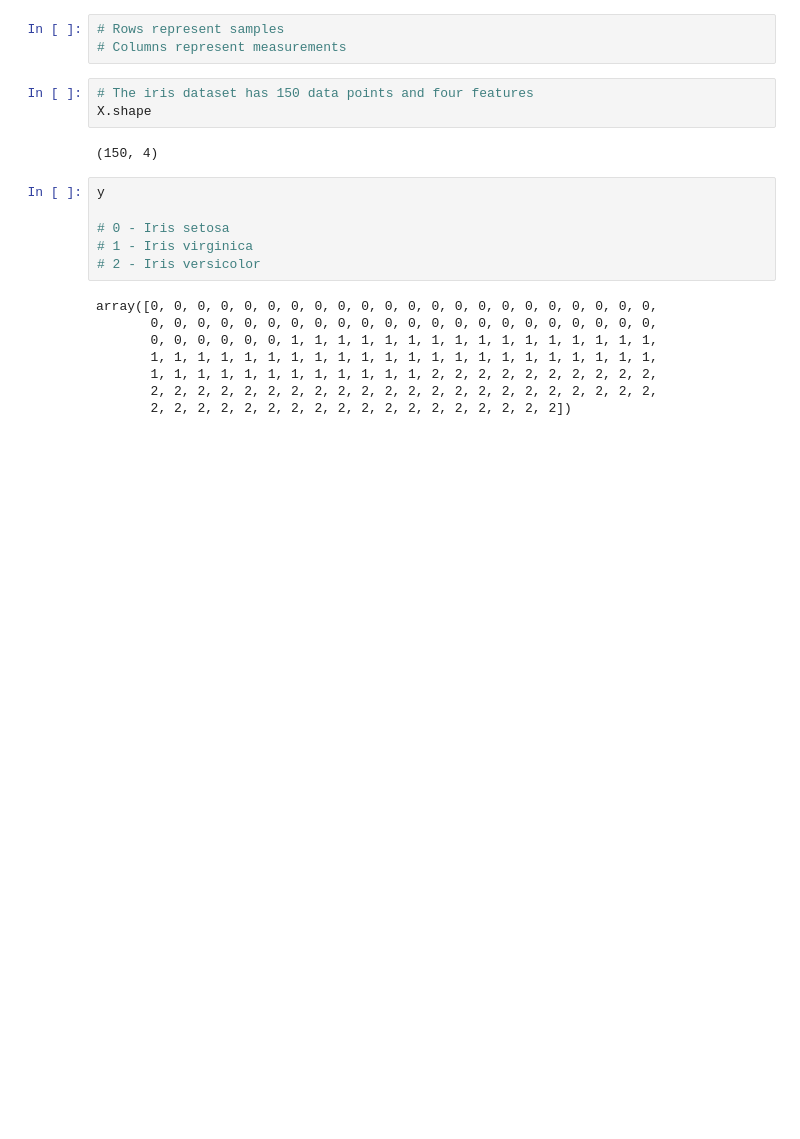
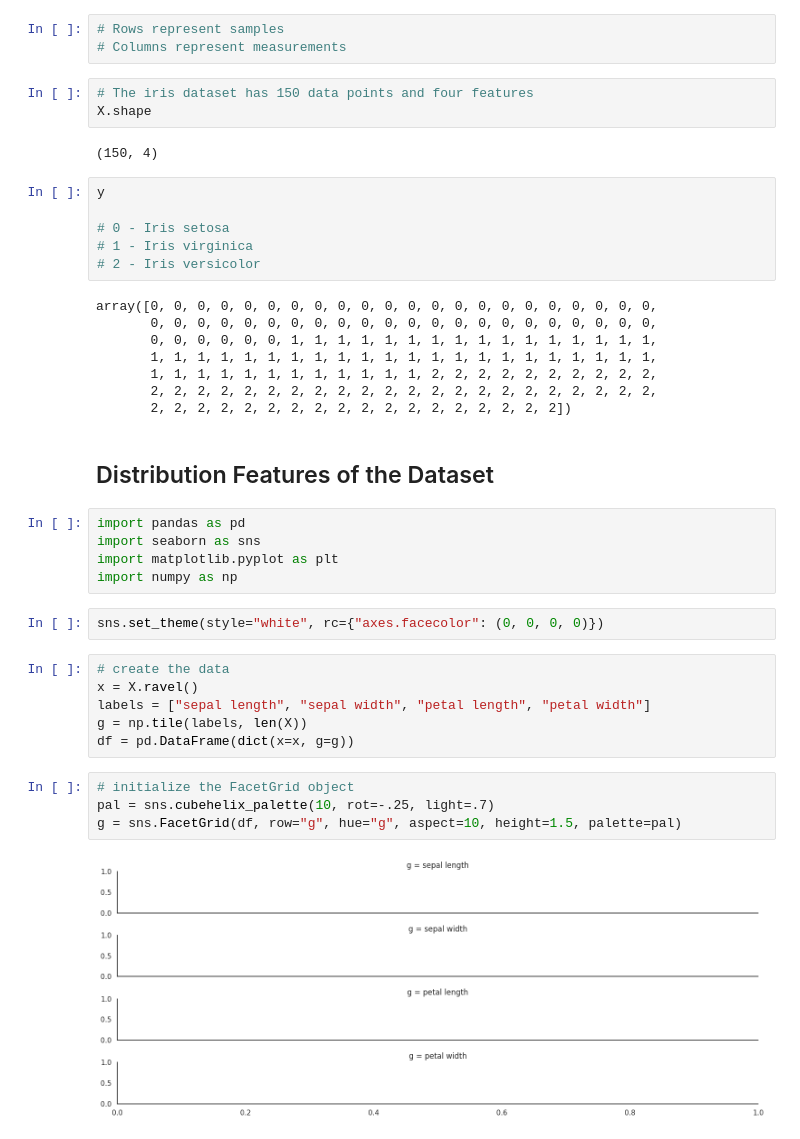
Before and after one commit to KinzaaSheikh/ml_research_notes, a Jupyter notebook: Math_for_ML/01_LinearAlgebra.ipynb, the cells around one changed output. Cells and saved outputs as stored; diff of their text form; blank space fills up the shorter version.

```diff
--- a/Math_for_ML/01_LinearAlgebra.ipynb
+++ b/Math_for_ML/01_LinearAlgebra.ipynb
@@ -38,3 +38,24 @@ array([0, 0, 0, 0, 0, 0, 0, 0, 0, 0, 0, 0, 0, 0, 0, 0, 0, 0, 0, 0, 0, 0,
        1, 1, 1, 1, 1, 1, 1, 1, 1, 1, 1, 1, 2, 2, 2, 2, 2, 2, 2, 2, 2, 2,
        2, 2, 2, 2, 2, 2, 2, 2, 2, 2, 2, 2, 2, 2, 2, 2, 2, 2, 2, 2, 2, 2,
        2, 2, 2, 2, 2, 2, 2, 2, 2, 2, 2, 2, 2, 2, 2, 2, 2, 2])
+# %% [markdown]
+## Distribution Features of the Dataset
+# %%
+import pandas as pd
+import seaborn as sns
+import matplotlib.pyplot as plt
+import numpy as np
+# %%
+sns.set_theme(style="white", rc={"axes.facecolor": (0, 0, 0, 0)})
+# %%
+# create the data
+x = X.ravel()
+labels = ["sepal length", "sepal width", "petal length", "petal width"]
+g = np.tile(labels, len(X))
+df = pd.DataFrame(dict(x=x, g=g))
+# %%
+# initialize the FacetGrid object
+pal = sns.cubehelix_palette(10, rot=-.25, light=.7)
+g = sns.FacetGrid(df, row="g", hue="g", aspect=10, height=1.5, palette=pal)
+# %% [output]
+[figure, added]
```
Also changed, not shown: parts of 5 cells of this notebook.
